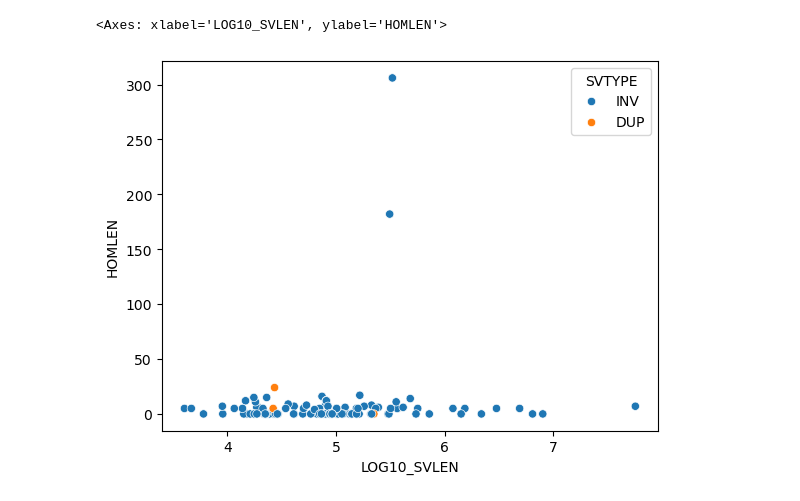
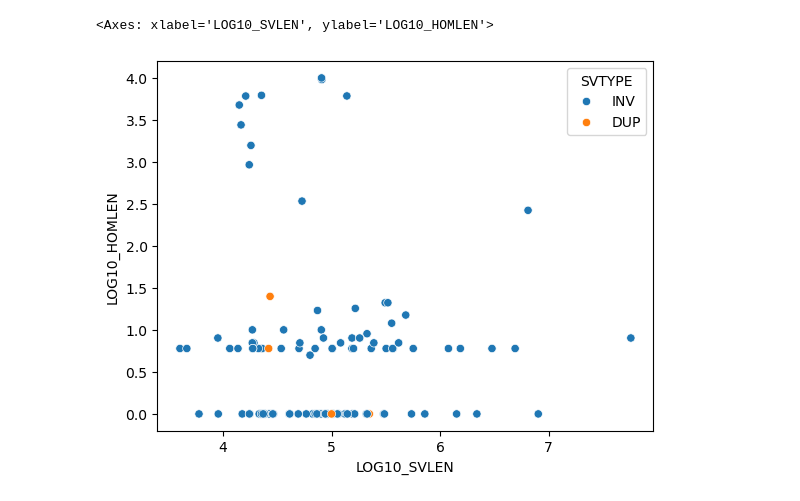
Before and after one commit to carstenhain/SV_homology, a Jupyter notebook: plotting/homology_plot.ipynb, the cells around one changed output. Cells and saved outputs as stored; diff of their text form; code cells hidden in the pictures.

```diff
--- a/plotting/homology_plot.ipynb
+++ b/plotting/homology_plot.ipynb
@@ -13,7 +13,7 @@ df = pd.DataFrame(data)
 df["LOG10_SVLEN"] = df["SVLEN"].apply(lambda x: abs(x)).apply(lambda x: np.log10(x + 1))
 df["LOG10_HOMLEN"] = df["HOMLEN"].apply(lambda x: abs(x)).apply(lambda x: np.log10(x + 1))
 # %%
-sns.scatterplot(data=df, x="LOG10_SVLEN", y="HOMLEN", hue="SVTYPE")
+sns.scatterplot(data=df, x="LOG10_SVLEN", y="LOG10_HOMLEN", hue="SVTYPE")
 # %% [output]
-<Axes: xlabel='LOG10_SVLEN', ylabel='HOMLEN'>
+<Axes: xlabel='LOG10_SVLEN', ylabel='LOG10_HOMLEN'>
-[figure, old version]
+[figure, new version]
```
Also changed, not shown: parts of 4 cells of this notebook, 2 other files.
